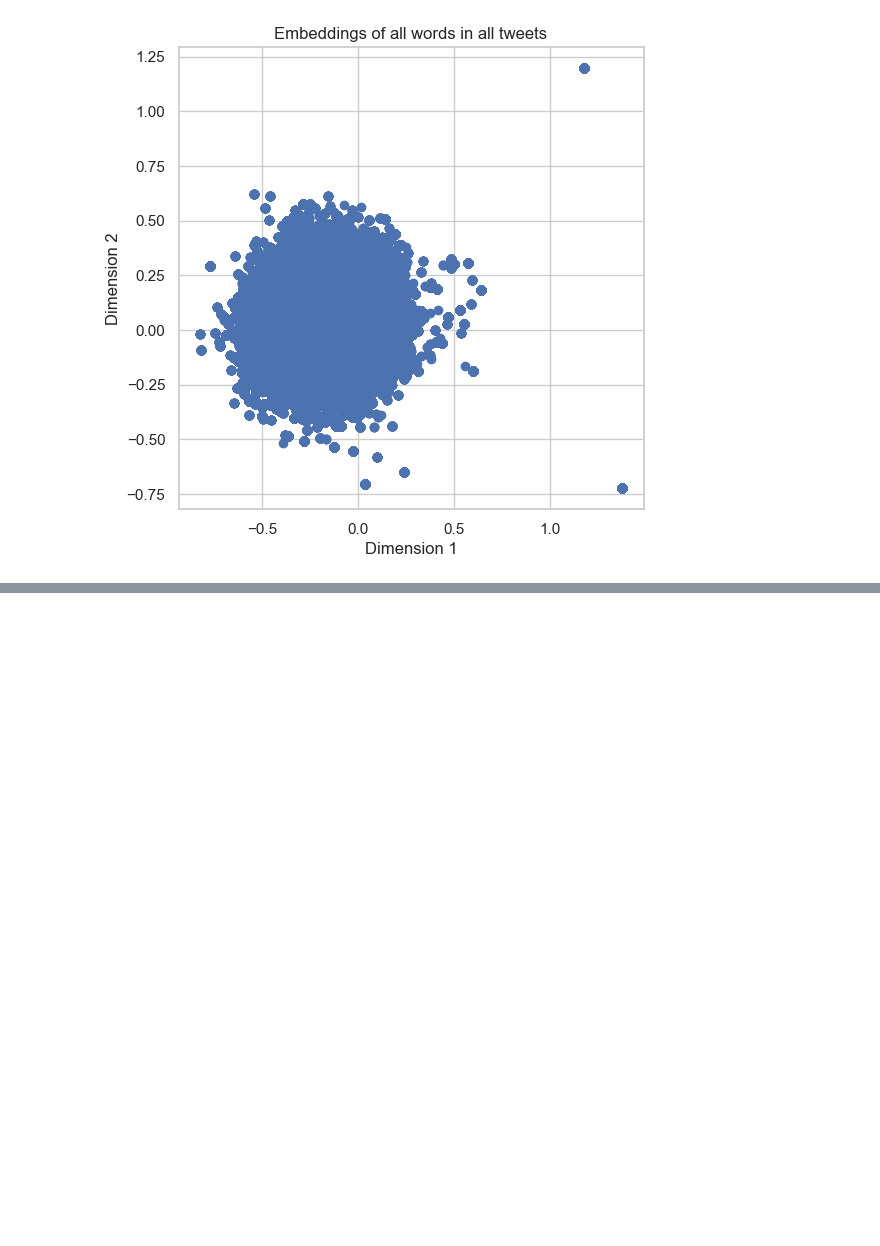
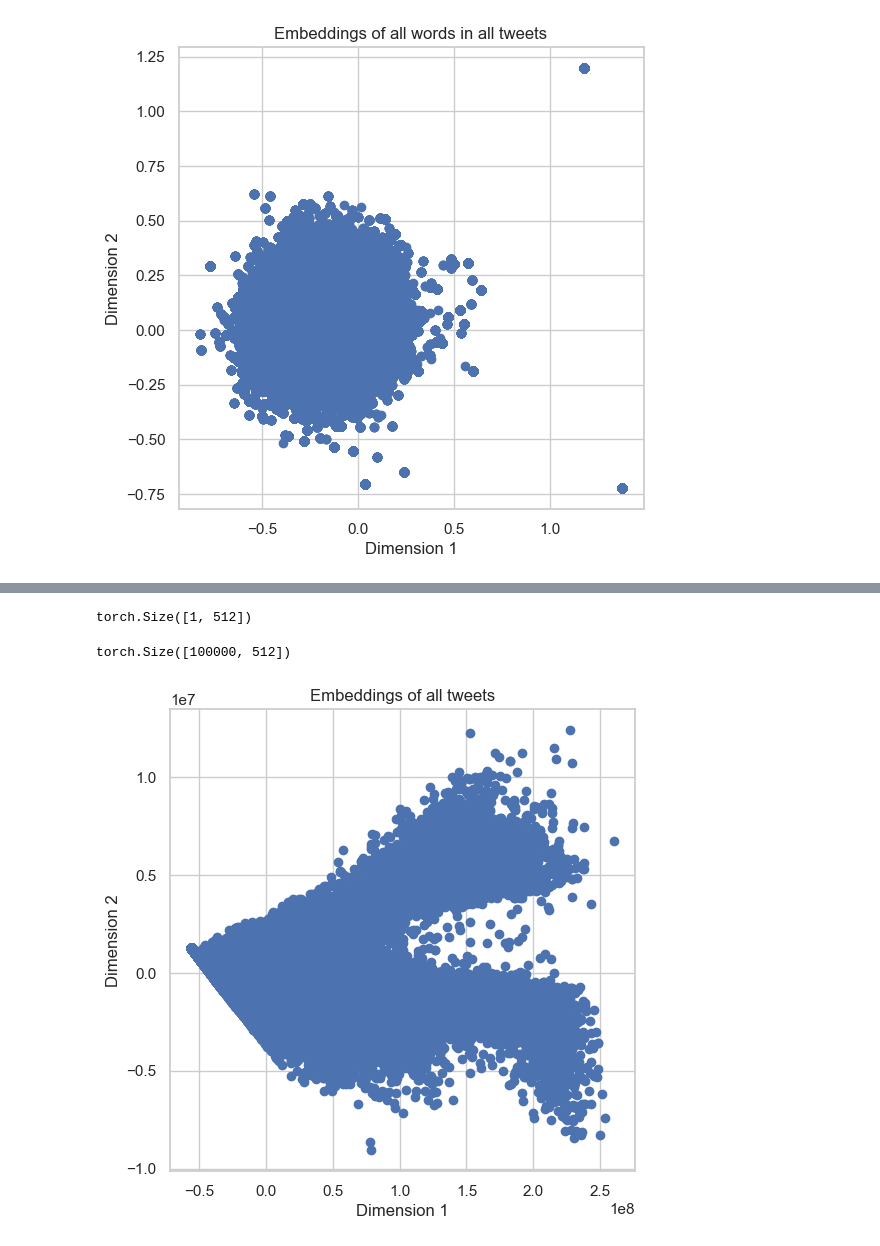
Before and after one commit to nomomon/text-2-emoji, a Jupyter notebook: notebooks/exploration.ipynb, the cells around one changed output, grey strips where cells are left out. Drawn from its saved outputs; the diff is of its cells as text; code cells hidden in the pictures; blank space fills up the shorter version.

Commit message:
Created sentence embeddings

```diff
--- a/notebooks/exploration.ipynb
+++ b/notebooks/exploration.ipynb
@@ -194,0 +171,53 @@ plt.show()
+# %%
+# pass a sentence through the model
+# get the overall embedding for the sentence
+
+# Use first tweet
+tweet = tweets[0]
+
+# Encode tweet
+tokens = tokenizer.tokenize(tweet)
+token_ids = tokenizer.convert_tokens_to_ids(tokens)
+token_ids_tensor = torch.tensor(token_ids)
+token_ids_tensor = token_ids_tensor.to(device)
+
+# Get embedding of tweet
+tweet_embedding = model(token_ids_tensor.unsqueeze(0))
+
+# Get last hidden state
+print(tweet_embedding.pooler_output.shape)
+# %% [output]
+torch.Size([1, 512])
+# %%
+def get_sentence_embeddings(tweets):
+    tokens_list = [tokenizer.tokenize(tweet) for tweet in tweets]
+    token_ids_list = [tokenizer.convert_tokens_to_ids(tokens) for tokens in tokens_list]
+
+    # Pad token_ids_list to the same length
+    max_len = max(len(token_ids) for token_ids in token_ids_list)
+    token_ids_list = [token_ids + [0]*(max_len - len(token_ids)) for token_ids in token_ids_list]
+
+    token_ids_tensor = torch.tensor(token_ids_list).to(device)
+
+    # Get embeddings of tweets
+    tweet_embeddings = model(token_ids_tensor)
+
+    del tokens_list
+    del token_ids_list
+    del token_ids_tensor
+    gc.collect()
+
+    # Get last hidden states
+    return tweet_embeddings.pooler_output
+# %%
+# Get embeddings for all tweets use tqdm to show progress bar
+
+embeddings = []
+BATCH_SIZE = 256
+for i in tqdm.tqdm(range(0, len(tweets), BATCH_SIZE)):
+    embeddings.append(get_sentence_embeddings(tweets[i:i+BATCH_SIZE]).detach().cpu())
+# %%
+embeddings_full = torch.cat(embeddings)
+print(embeddings_full.shape)
+# %% [output]
+torch.Size([100000, 512])
@@ -194,0 +227,14 @@ plt.show()
+# %%
+# Reduce dimensionality to 10
+pca = PCA(n_components=10)
+tweet_embeddings_reduced = pca.fit_transform(embeddings_full)
+
+# Plot the embeddings
+plt.figure(figsize=(6, 6))
+plt.scatter(tweet_embeddings_reduced[:, 0], tweet_embeddings_reduced[:, 1])
+plt.title('Embeddings of all tweets')
+plt.xlabel('Dimension 1')
+plt.ylabel('Dimension 2')
+plt.show()
+# %% [output]
+[figure, added]
```
Also changed, not shown: parts of 4 cells of this notebook, 3 other files.
